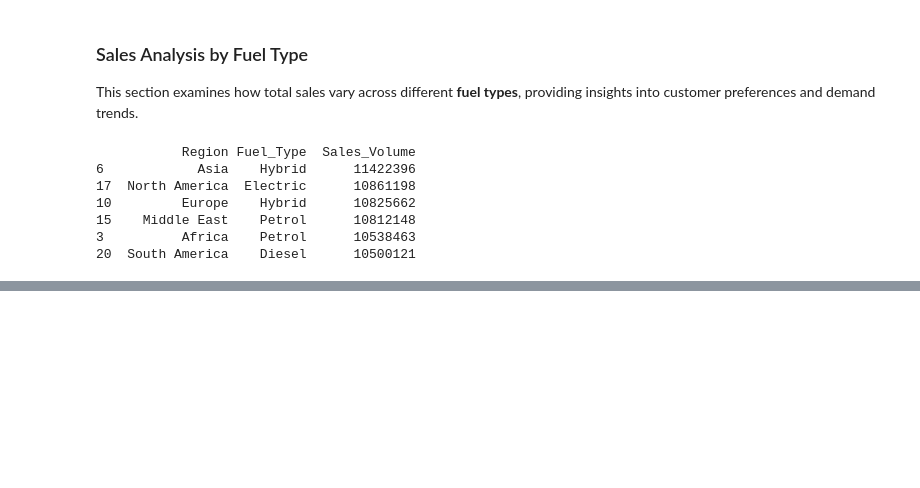
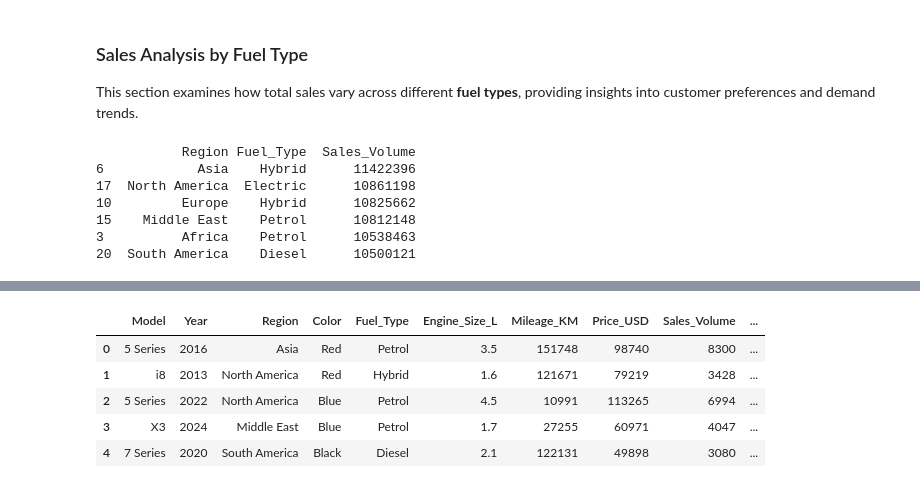
Before and after one commit to MatinMashhadiabbsiprogramming/BMW_Models, a Jupyter notebook: main00.ipynb, the cells around one changed output, grey strips where cells are left out. Drawn from its saved outputs; the diff is of its cells as text; code cells hidden in the pictures; blank space fills up the shorter version.

Commit message:
Converting Categorical Data to Binary with ==> One_Hot_Encoding & Label_Encoding

```diff
--- a/main00.ipynb
+++ b/main00.ipynb
@@ -162,0 +167,3 @@ print(top_model_per_country)
+# %%
+# create a copy for data frem
+binData=df.copy()
@@ -162,0 +214,30 @@ print(top_model_per_country)
+# %%
+# lable encoding
+from sklearn.preprocessing import LabelEncoder
+
+# obj lable cncoder
+# objLabel=LabelEncoder()
+
+#Columns that should be Label encoder
+Categorical_list_encoded =binData[['Transmission','Sales_Classification']]
+
+data_cat_encoded={}
+
+for i in Categorical_list_encoded:
+    objLabel = LabelEncoder()
+    data_cat_encoded[i + '_LE'] = objLabel.fit_transform(binData[i])
+    data_cat_encoded[i] = objLabel
+data_cat_encoded = pd.DataFrame()
+data_cat_encoded = pd.DataFrame(data_cat_encoded,columns=[col + '_LE' for col in Categorical_list_encoded])
+
+data_cat_encoded = pd.concat([binData.drop(columns=Categorical_list_encoded),data_cat_encoded],axis=1)
+
+
+data_cat_encoded.head()
+# %% [output]
+|  | Model | Year | Region | Color | Fuel_Type | Engine_Size_L | Mileage_KM | Price_USD | Sales_Volume | ... |
+| 0 | 5 Series | 2016 | Asia | Red | Petrol | 3.5 | 151748 | 98740 | 8300 | ... |
+| 1 | i8 | 2013 | North America | Red | Hybrid | 1.6 | 121671 | 79219 | 3428 | ... |
+| 2 | 5 Series | 2022 | North America | Blue | Petrol | 4.5 | 10991 | 113265 | 6994 | ... |
+| 3 | X3 | 2024 | Middle East | Blue | Petrol | 1.7 | 27255 | 60971 | 4047 | ... |
+| 4 | 7 Series | 2020 | South America | Black | Diesel | 2.1 | 122131 | 49898 | 3080 | ... |
```
Also changed, not shown: parts of 4 cells of this notebook.
